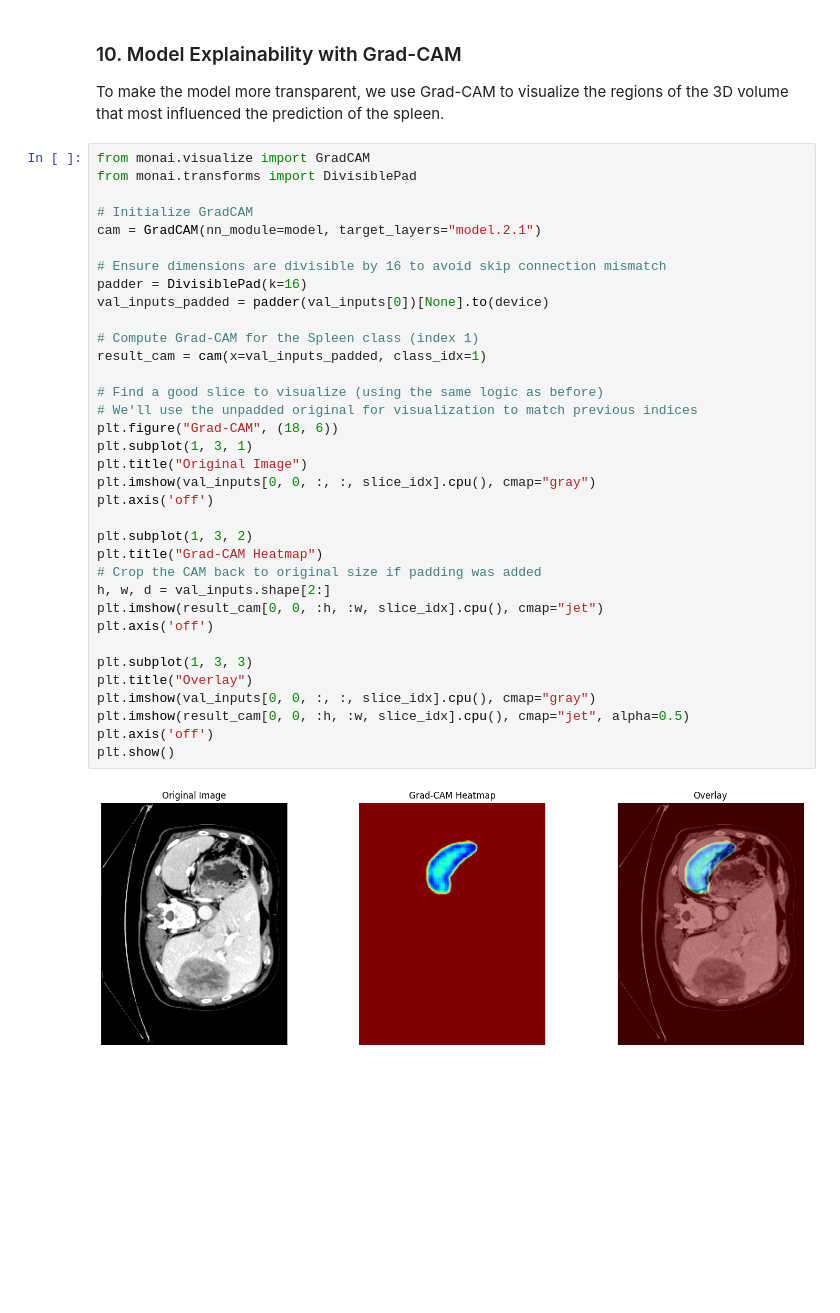
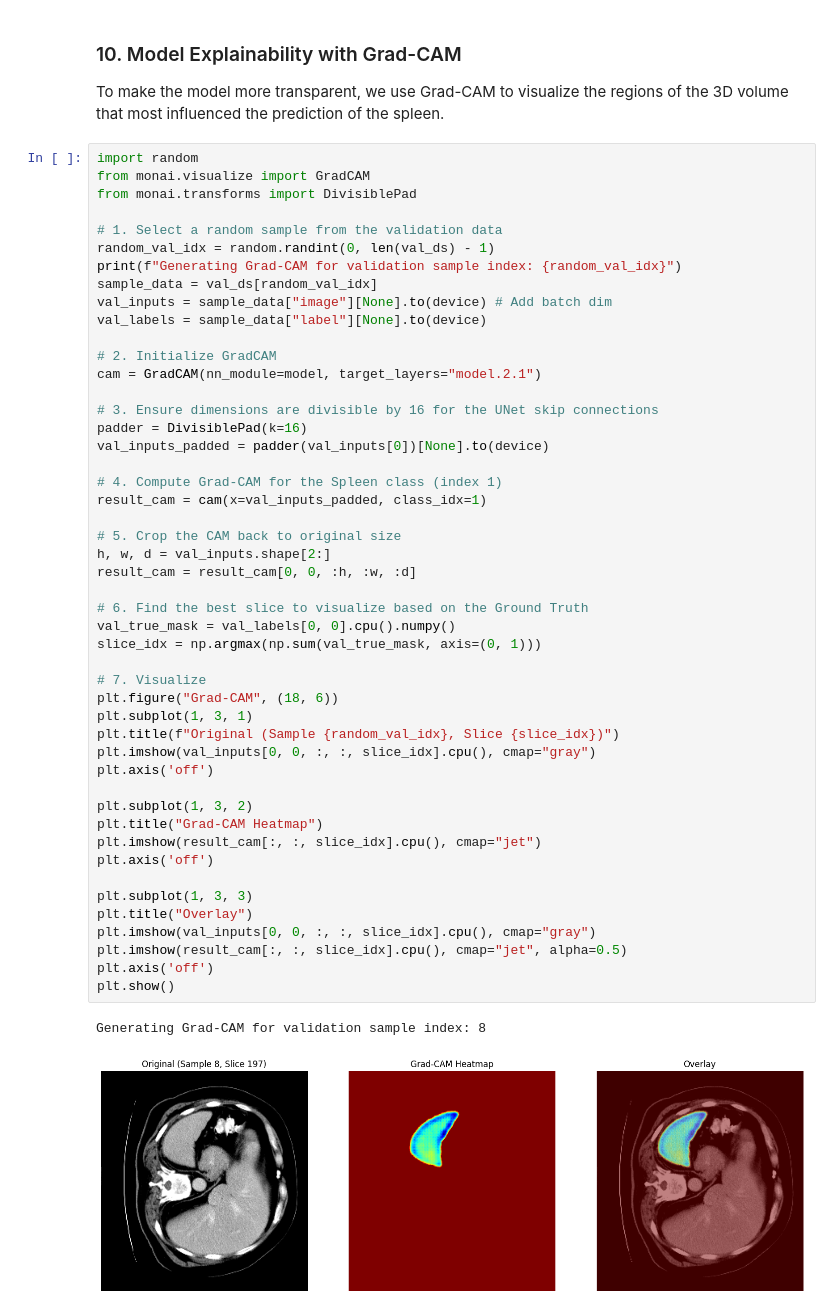
Before and after one commit to Cado87/Monai_projects, a Jupyter notebook: Spleen segmentation/Spleen_segmentation.ipynb, the cells around one changed output. Cells and saved outputs as stored; diff of their text form; blank space fills up the shorter version.

Commit message:
Added random image in Grad-CAM

```diff
--- a/Spleen segmentation/Spleen_segmentation.ipynb
+++ b/Spleen segmentation/Spleen_segmentation.ipynb
@@ -476,39 +476,53 @@ Mean Dice Score on Validation Set: 0.9066
 ### 10. Model Explainability with Grad-CAM
 To make the model more transparent, we use Grad-CAM to visualize the regions of the 3D volume that most influenced the prediction of the spleen.
 # %%
+import random
 from monai.visualize import GradCAM
 from monai.transforms import DivisiblePad
 
-# Initialize GradCAM
+# 1. Select a random sample from the validation data
+random_val_idx = random.randint(0, len(val_ds) - 1)
+print(f"Generating Grad-CAM for validation sample index: {random_val_idx}")
+sample_data = val_ds[random_val_idx]
+val_inputs = sample_data["image"][None].to(device) # Add batch dim
+val_labels = sample_data["label"][None].to(device)
+
+# 2. Initialize GradCAM
 cam = GradCAM(nn_module=model, target_layers="model.2.1")
 
-# Ensure dimensions are divisible by 16 to avoid skip connection mismatch
+# 3. Ensure dimensions are divisible by 16 for the UNet skip connections
 padder = DivisiblePad(k=16)
 val_inputs_padded = padder(val_inputs[0])[None].to(device)
 
-# Compute Grad-CAM for the Spleen class (index 1)
+# 4. Compute Grad-CAM for the Spleen class (index 1)
 result_cam = cam(x=val_inputs_padded, class_idx=1)
 
-# Find a good slice to visualize (using the same logic as before)
-# We'll use the unpadded original for visualization to match previous indices
+# 5. Crop the CAM back to original size
+h, w, d = val_inputs.shape[2:]
+result_cam = result_cam[0, 0, :h, :w, :d]
+
+# 6. Find the best slice to visualize based on the Ground Truth
+val_true_mask = val_labels[0, 0].cpu().numpy()
+slice_idx = np.argmax(np.sum(val_true_mask, axis=(0, 1)))
+
+# 7. Visualize
 plt.figure("Grad-CAM", (18, 6))
 plt.subplot(1, 3, 1)
-plt.title("Original Image")
+plt.title(f"Original (Sample {random_val_idx}, Slice {slice_idx})")
 plt.imshow(val_inputs[0, 0, :, :, slice_idx].cpu(), cmap="gray")
 plt.axis('off')
 
 plt.subplot(1, 3, 2)
 plt.title("Grad-CAM Heatmap")
-# Crop the CAM back to original size if padding was added
-h, w, d = val_inputs.shape[2:]
-plt.imshow(result_cam[0, 0, :h, :w, slice_idx].cpu(), cmap="jet")
+plt.imshow(result_cam[:, :, slice_idx].cpu(), cmap="jet")
 plt.axis('off')
 
 plt.subplot(1, 3, 3)
 plt.title("Overlay")
 plt.imshow(val_inputs[0, 0, :, :, slice_idx].cpu(), cmap="gray")
-plt.imshow(result_cam[0, 0, :h, :w, slice_idx].cpu(), cmap="jet", alpha=0.5)
+plt.imshow(result_cam[:, :, slice_idx].cpu(), cmap="jet", alpha=0.5)
 plt.axis('off')
 plt.show()
 # %% [output]
+Generating Grad-CAM for validation sample index: 8
-[figure, old version]
+[figure, new version]
```
